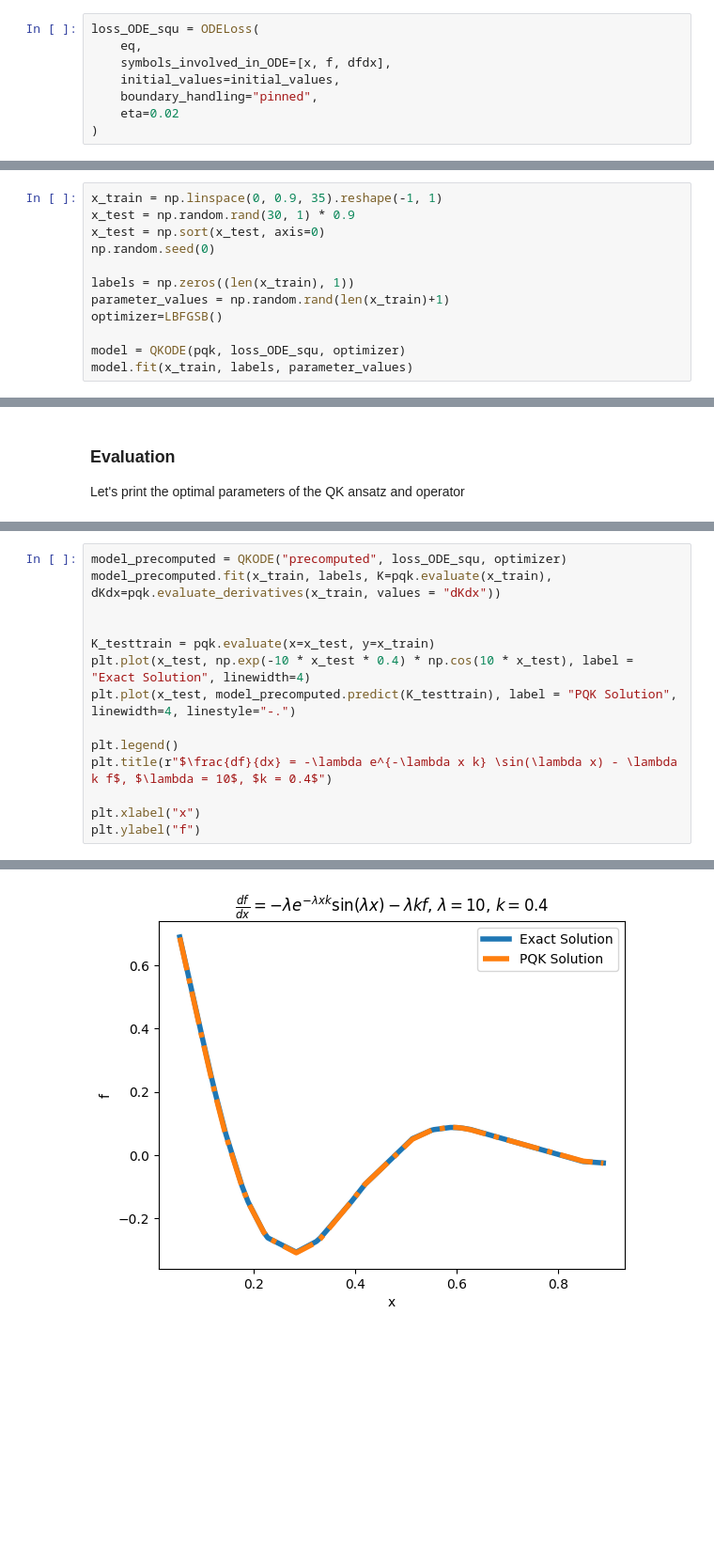
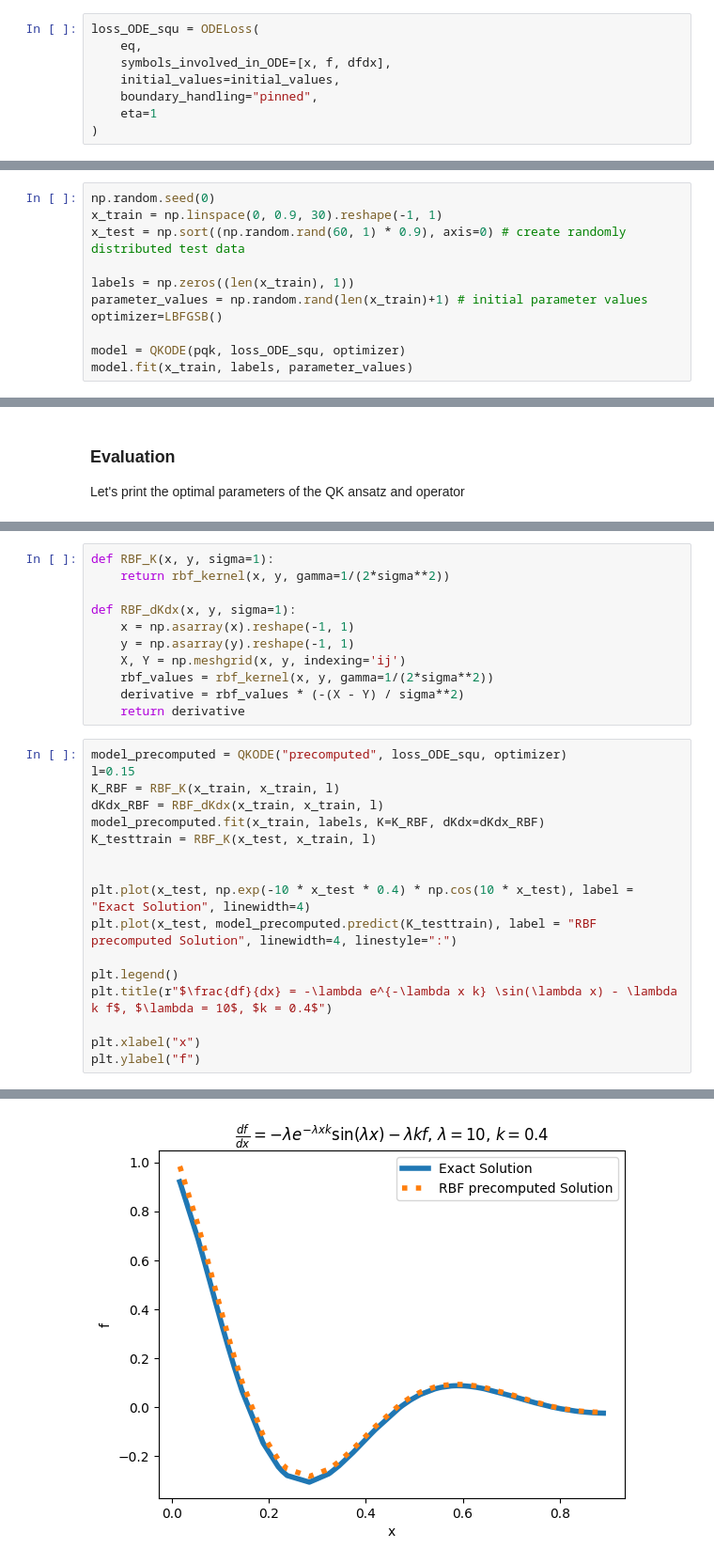
Before and after one commit to rupof/squlearnRF, a Jupyter notebook: examples/kernel/example_qkode.ipynb, the cells around one changed output, grey strips where cells are left out. Shown at 94% size. Drawn from its saved outputs; the diff is of its cells as text; blank space fills up the shorter version.

```diff
--- a/examples/kernel/example_qkode.ipynb
+++ b/examples/kernel/example_qkode.ipynb
@@ -59,6 +60,6 @@ loss_ODE_squ = ODELoss(
     symbols_involved_in_ODE=[x, f, dfdx],
     initial_values=initial_values,
     boundary_handling="pinned",
-    eta=0.02
+    eta=1
 )
 # %% [markdown]
@@ -66,11 +67,10 @@ An instance of `KernelOptimizer` is created. The instance takes the kernel of ch
 # %%
-x_train = np.linspace(0, 0.9, 35).reshape(-1, 1)
-x_test = np.random.rand(30, 1) * 0.9
-x_test = np.sort(x_test, axis=0)
 np.random.seed(0)
+x_train = np.linspace(0, 0.9, 30).reshape(-1, 1)
+x_test = np.sort((np.random.rand(60, 1) * 0.9), axis=0) # create randomly distributed test data
 
 labels = np.zeros((len(x_train), 1))
-parameter_values = np.random.rand(len(x_train)+1)
+parameter_values = np.random.rand(len(x_train)+1) # initial parameter values
 optimizer=LBFGSB()
 
 model = QKODE(pqk, loss_ODE_squ, optimizer)
@@ -106,17 +108,31 @@ Text(0, 0.5, 'f')
+# %%
+def RBF_K(x, y, sigma=1):
+    return rbf_kernel(x, y, gamma=1/(2*sigma**2))
+
+def RBF_dKdx(x, y, sigma=1):
+    x = np.asarray(x).reshape(-1, 1)
+    y = np.asarray(y).reshape(-1, 1)
+    X, Y = np.meshgrid(x, y, indexing='ij')
+    rbf_values = rbf_kernel(x, y, gamma=1/(2*sigma**2))
+    derivative = rbf_values * (-(X - Y) / sigma**2)
+    return derivative
 # %%
 model_precomputed = QKODE("precomputed", loss_ODE_squ, optimizer)
-model_precomputed.fit(x_train, labels, K=pqk.evaluate(x_train), dKdx=pqk.evaluate_derivatives(x_train, values = "dKdx"))
+l=0.15
+K_RBF = RBF_K(x_train, x_train, l)
+dKdx_RBF = RBF_dKdx(x_train, x_train, l)
+model_precomputed.fit(x_train, labels, K=K_RBF, dKdx=dKdx_RBF)
+K_testtrain = RBF_K(x_test, x_train, l)
 
 
-K_testtrain = pqk.evaluate(x=x_test, y=x_train)
 plt.plot(x_test, np.exp(-10 * x_test * 0.4) * np.cos(10 * x_test), label = "Exact Solution", linewidth=4)
-plt.plot(x_test, model_precomputed.predict(K_testtrain), label = "PQK Solution", linewidth=4, linestyle="-.")
+plt.plot(x_test, model_precomputed.predict(K_testtrain), label = "RBF precomputed Solution", linewidth=4, linestyle=":")
 
 plt.legend()
 plt.title(r"$\frac{df}{dx} = -\lambda e^{-\lambda x k} \sin(\lambda x) - \lambda k f$, $\lambda = 10$, $k = 0.4$")
 
 plt.xlabel("x")
 plt.ylabel("f")
 # %% [output]
 Text(0, 0.5, 'f')
-[figure, old version]
+[figure, new version]
```
Also changed, not shown: parts of 8 cells of this notebook.
